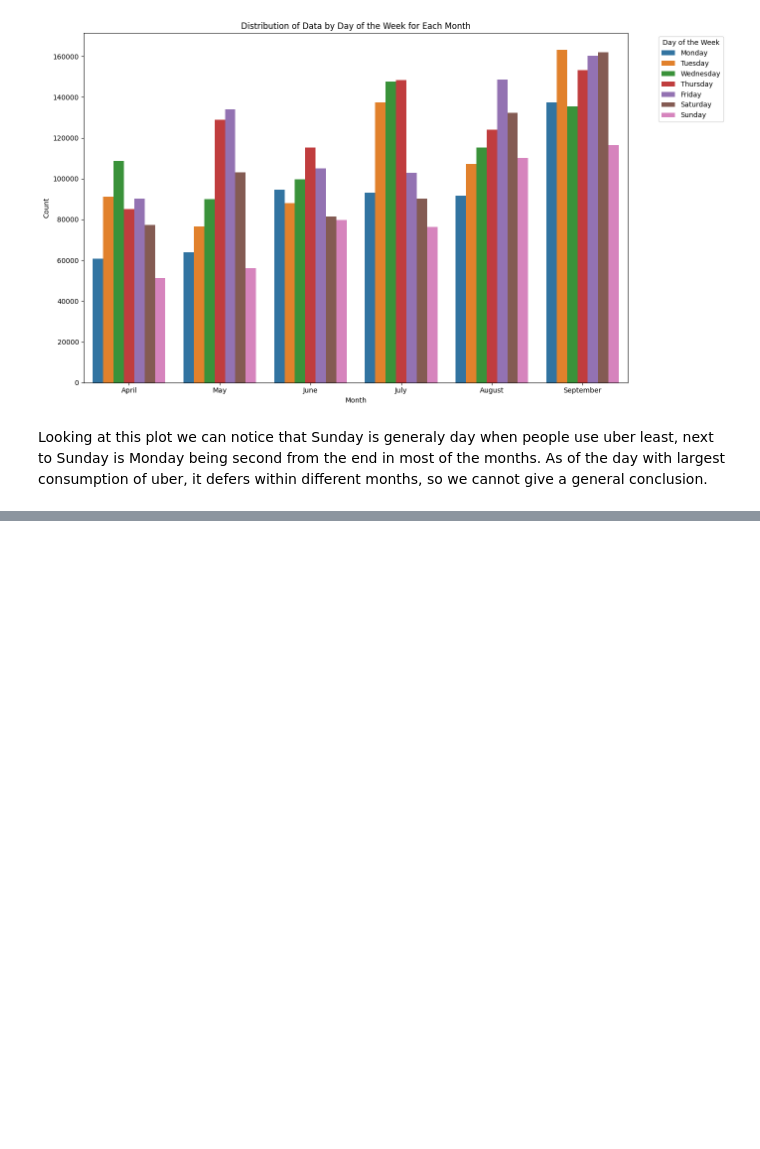
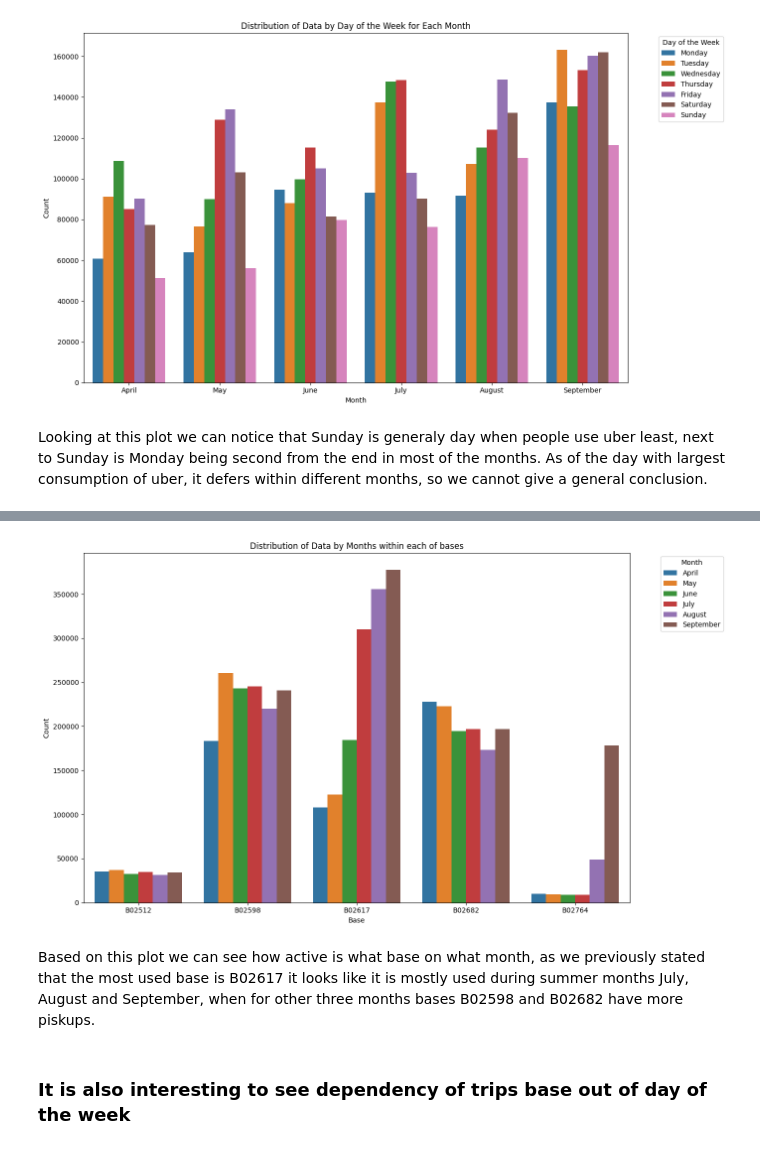
Before and after one commit to savicm5/mlProject, a Jupyter notebook: src/analysis.ipynb, the cells around one changed output, grey strips where cells are left out. Saved outputs shown, nothing was run; the diff lists cells and outputs as text; code cells hidden in the pictures; blank space fills up the shorter version.

```diff
--- a/src/analysis.ipynb
+++ b/src/analysis.ipynb
@@ -364,0 +408,2 @@ As of the day with largest consumption of uber, it defers within different month
+# %%
+data_agg_bases_months = df_apr_sep_2014.groupby(['Base', 'Month']).size().reset_index(name='count')
@@ -364,0 +430,8 @@ As of the day with largest consumption of uber, it defers within different month
+# %%
+months_order = [ 'April', 'May', 'June','July','August','September']
+#days_order = ['Monday', 'Tuesday', 'Wednesday', 'Thursday', 'Friday', 'Saturday', 'Sunday']
+
+months_map = {4:'April',5: 'May',6: 'June',7:'July',8:'August',9:'September'}
+
+# Set the categories for ordered plotting
+data_agg_bases_months['Month'] = data_agg_bases_months['Month'].map(months_map)
@@ -364,0 +458,19 @@ As of the day with largest consumption of uber, it defers within different month
+# %%
+plt.figure(figsize=(14, 8))
+
+sns.barplot(data=data_agg_bases_months, x='Base', y='count', hue='Month', hue_order=months_order, palette='tab10')
+
+plt.xlabel('Base')
+plt.ylabel('Count')
+plt.title('Distribution of Data by Months within each of bases')
+plt.legend(title='Month', bbox_to_anchor=(1.05, 1), loc='upper left')
+
+plt.tight_layout()
+
+plt.show()
+# %% [output]
+[figure, added]
+# %% [markdown]
+Based on this plot we can see how active is what base on what month, as we previously stated that the most used base is B02617 it looks like it is mostly used during summer months July, August and September, when for other three months bases B02598 and B02682 have more piskups.
+# %% [markdown]
+### It is also interesting to see dependency of trips base out of day of the week
```
Also changed, not shown: parts of 26 cells of this notebook.
